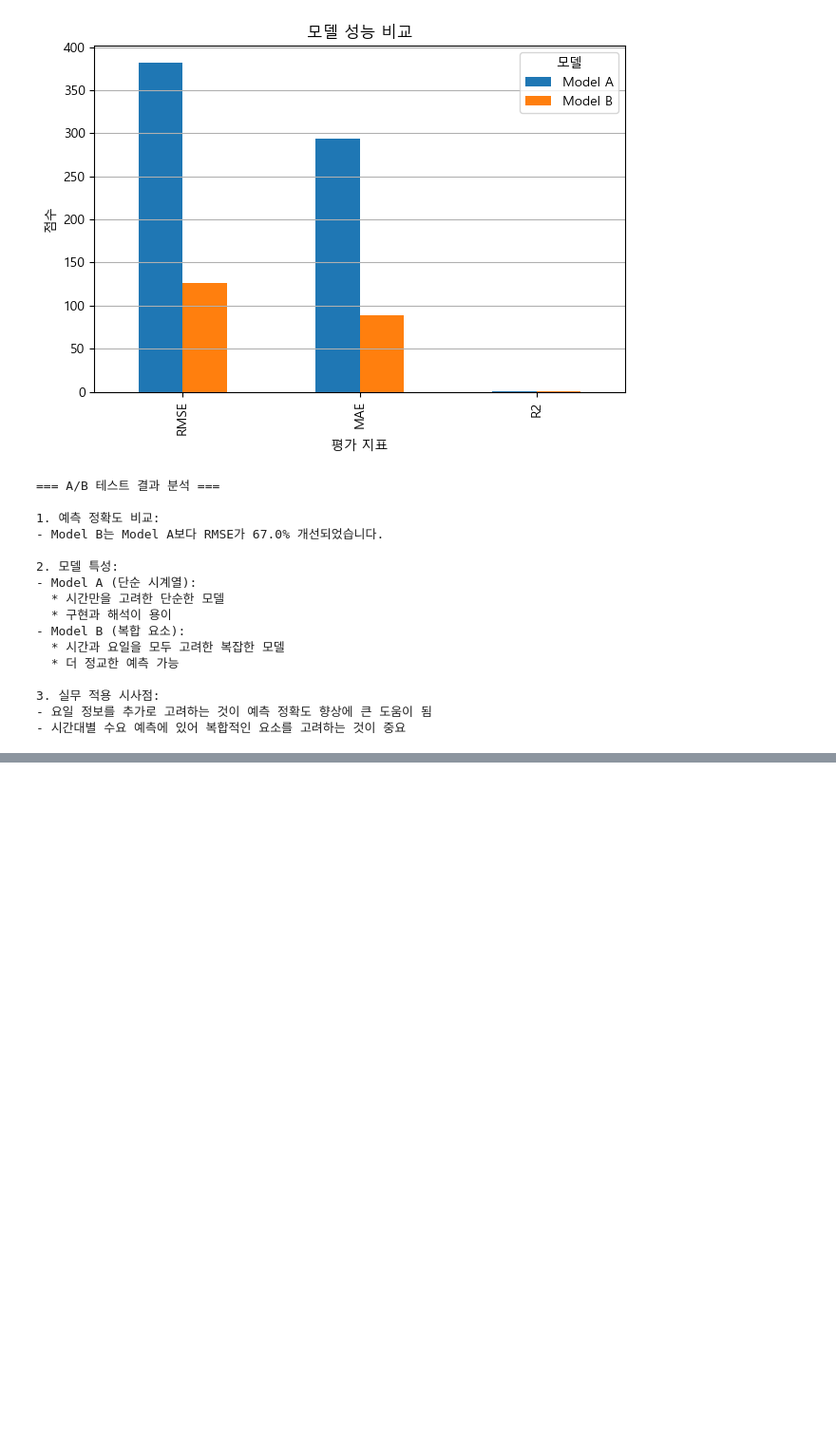
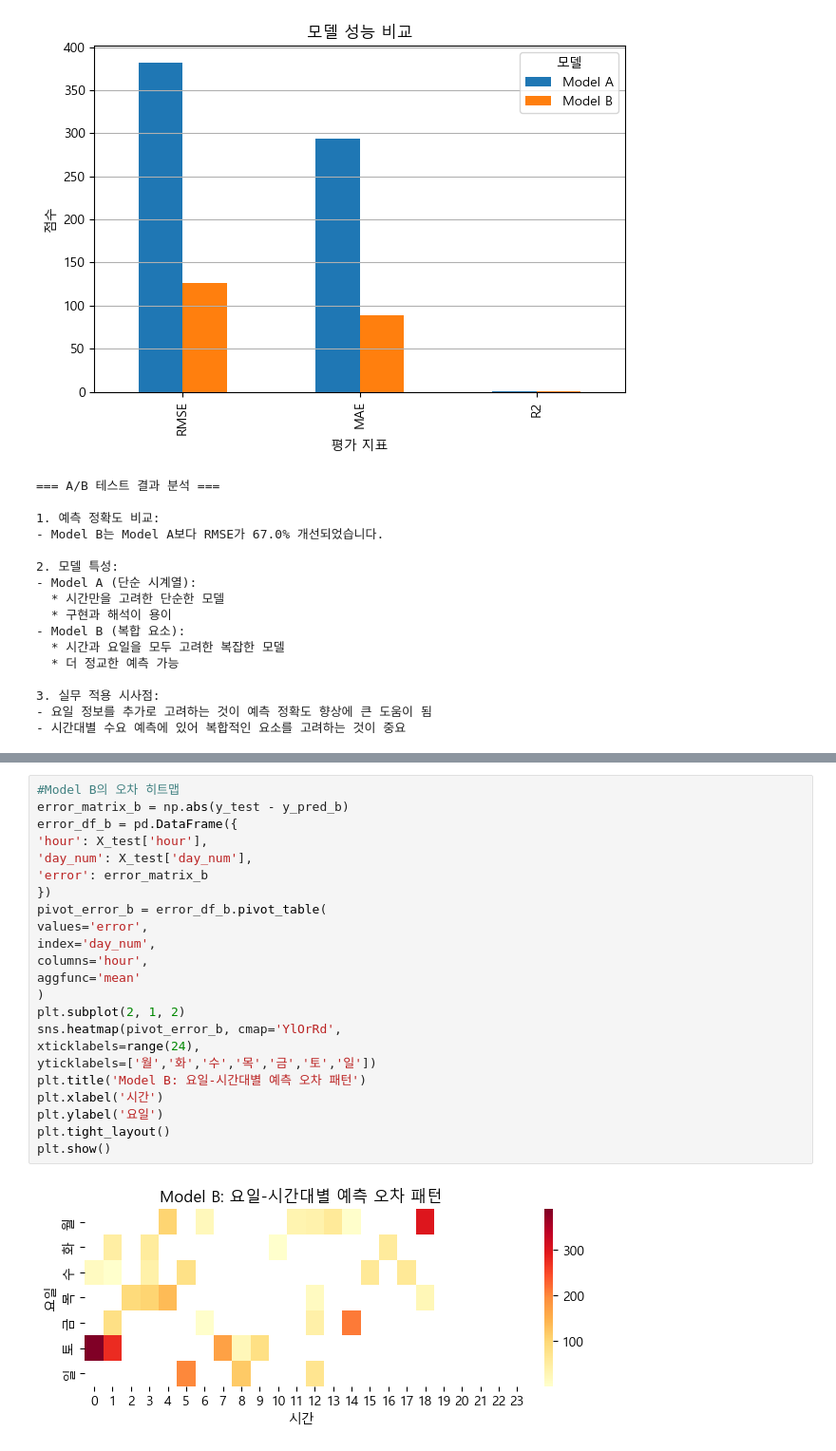
Before and after one commit to hyunsungKR/data-analysis, a Jupyter notebook: uberAnalysisProject/notebooks/abTesting/demand_prediction_comparison.ipynb, the cells around one changed output, grey strips where cells are left out. Shown: that part at 95% size. Cells and saved outputs as stored; diff of their text form; blank space fills up the shorter version.

```diff
--- a/uberAnalysisProject/notebooks/abTesting/demand_prediction_comparison.ipynb
+++ b/uberAnalysisProject/notebooks/abTesting/demand_prediction_comparison.ipynb
@@ -231,0 +256,25 @@ print("- 시간대별 수요 예측에 있어 복합적인 요소를 고려하
+# %%
+#Model B의 오차 히트맵
+error_matrix_b = np.abs(y_test - y_pred_b)
+error_df_b = pd.DataFrame({
+'hour': X_test['hour'],
+'day_num': X_test['day_num'],
+'error': error_matrix_b
+})
+pivot_error_b = error_df_b.pivot_table(
+values='error',
+index='day_num',
+columns='hour',
+aggfunc='mean'
+)
+plt.subplot(2, 1, 2)
+sns.heatmap(pivot_error_b, cmap='YlOrRd',
+xticklabels=range(24),
+yticklabels=['월','화','수','목','금','토','일'])
+plt.title('Model B: 요일-시간대별 예측 오차 패턴')
+plt.xlabel('시간')
+plt.ylabel('요일')
+plt.tight_layout()
+plt.show()
+# %% [output]
+[figure, added]
```
Also changed, not shown: parts of 1 cell of this notebook.
